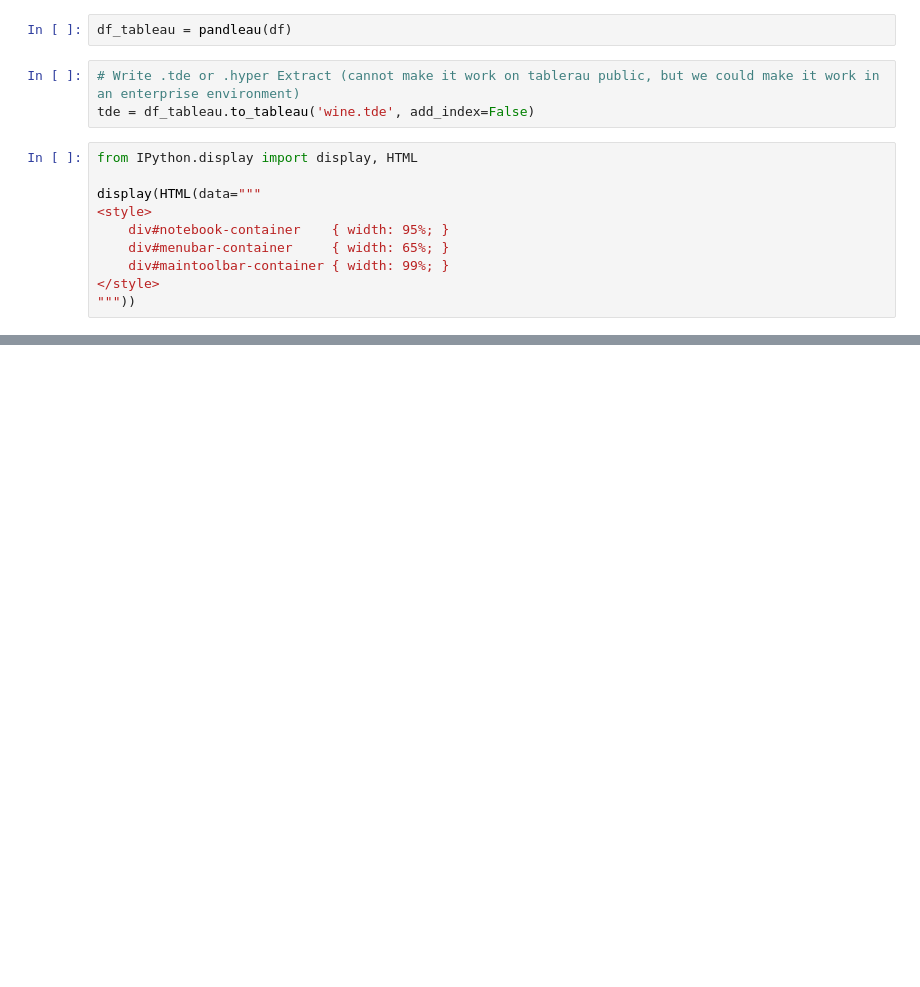
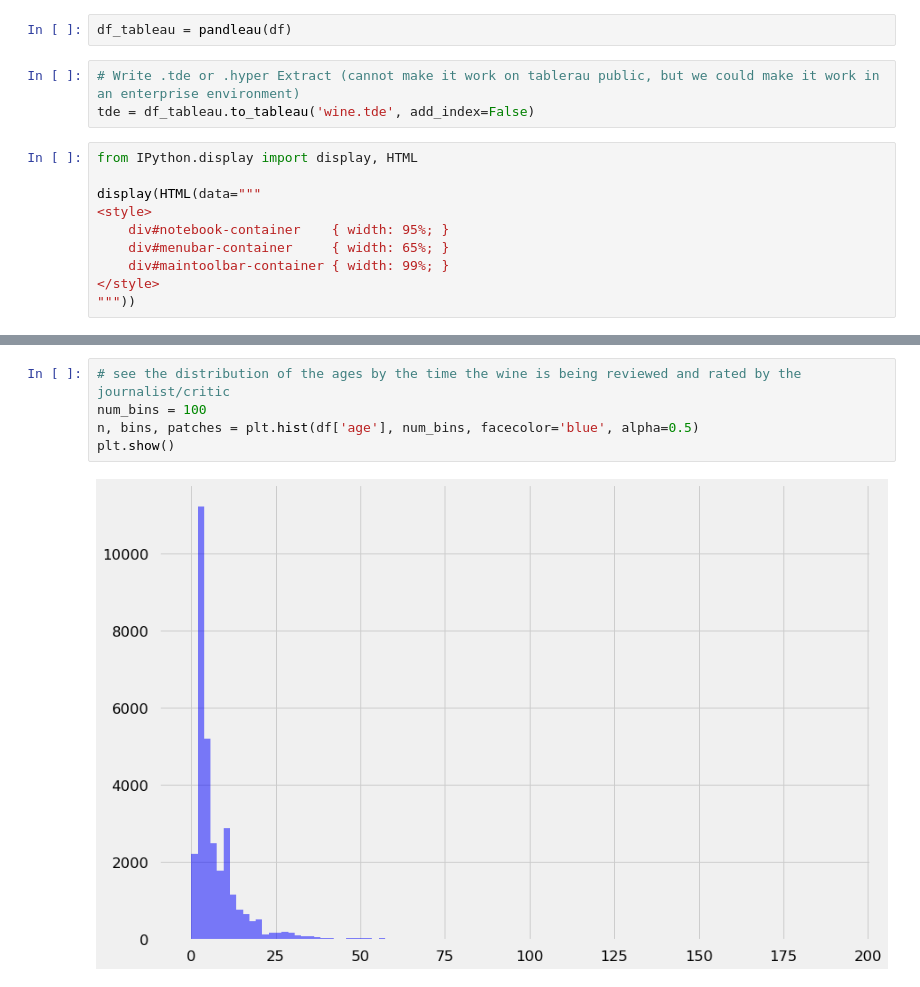
Before and after one commit to romeroaj/Project-Snake, a Jupyter notebook: Global Wine Score.ipynb, the cells around one changed output, grey strips where cells are left out. Drawn from its saved outputs; the diff is of its cells as text; blank space fills up the shorter version.

```diff
--- a/Global Wine Score.ipynb
+++ b/Global Wine Score.ipynb
@@ -105,0 +142,7 @@ display(HTML(data="""
+# %%
+# see the distribution of the ages by the time the wine is being reviewed and rated by the journalist/critic
+num_bins = 100
+n, bins, patches = plt.hist(df['age'], num_bins, facecolor='blue', alpha=0.5)
+plt.show()
+# %% [output]
+[figure, added]
```
Also changed, not shown: parts of 23 cells of this notebook, 4 other files.
